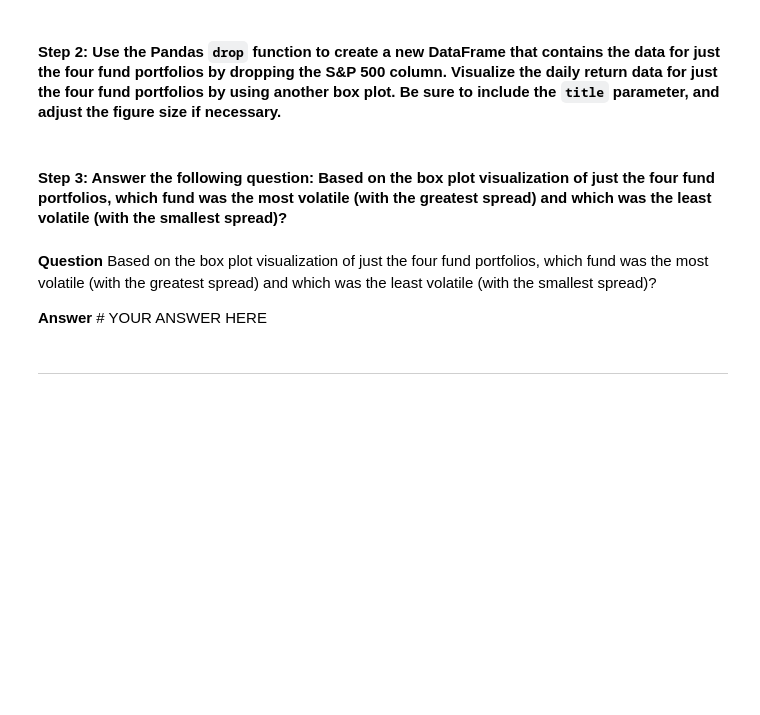
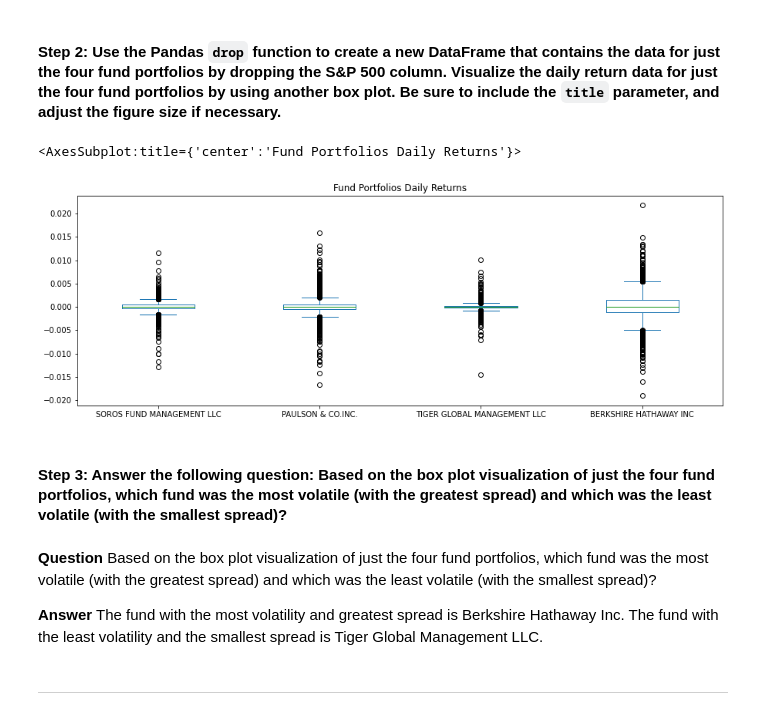
Before and after one commit to Nia-Robinson/risk-return-analysis, a Jupyter notebook: risk_return_analysis.ipynb, the cells around one changed output. Saved outputs shown, nothing was run; the diff lists cells and outputs as text; code cells hidden in the pictures; blank space fills up the shorter version.

```diff
--- a/risk_return_analysis.ipynb
+++ b/risk_return_analysis.ipynb
@@ -206,14 +209,19 @@ Analyze the volatility of each of the four fund portfolios and of the S&P 500 In
 # %%
 # Create a new DataFrame containing only the 4 fund portfolios by dropping the S&P 500 column from the DataFrame
 # Create box plots to reflect the return data for only the 4 fund portfolios
 # Include a title parameter and adjust the figure size
-# YOUR CODE HERE
+daily_returns.drop(columns=["S&P 500"], inplace=True)
+funds_df = daily_returns
+funds_df.plot(figsize=(15,5), kind="box", title="Box Plot of Daily Returns Data - 4 Fund Portfolios")
+# %% [output]
+<AxesSubplot:title={'center':'Fund Portfolios Daily Returns'}>
+[figure, added]
 # %% [markdown]
 #### Step 3: Answer the following question: Based on the box plot visualization of just the four fund portfolios, which fund was the most volatile (with the greatest spread) and which was the least volatile (with the smallest spread)?
 # %% [markdown]
 **Question** Based on the box plot visualization of just the four fund portfolios, which fund was the most volatile (with the greatest spread) and which was the least volatile (with the smallest spread)?
 
-**Answer** # YOUR ANSWER HERE
+**Answer** The fund with the most volatility and greatest spread is Berkshire Hathaway Inc. The fund with the least volatility and the smallest spread is Tiger Global Management LLC.
 # %% [markdown]
 ---
 # %% [markdown]
```
Also changed, not shown: parts of 1 cell of this notebook.
